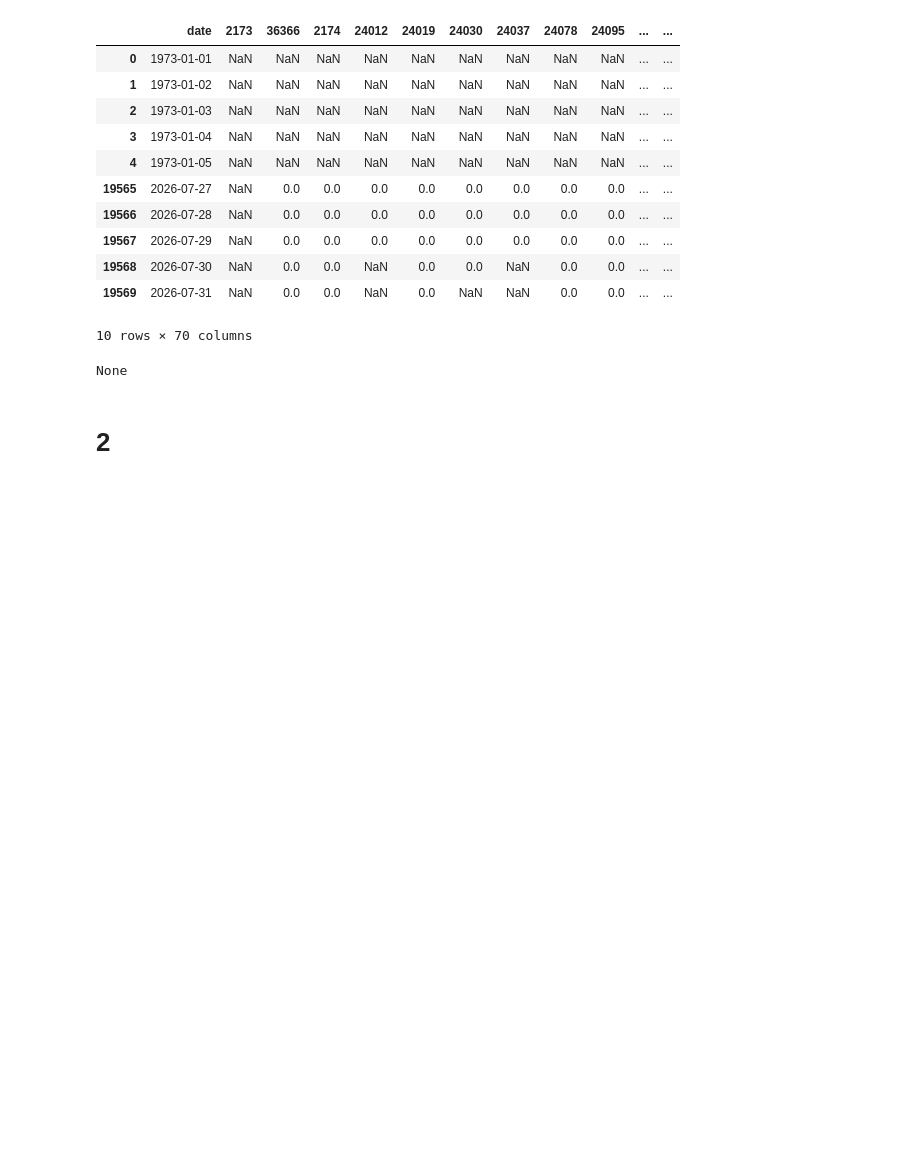
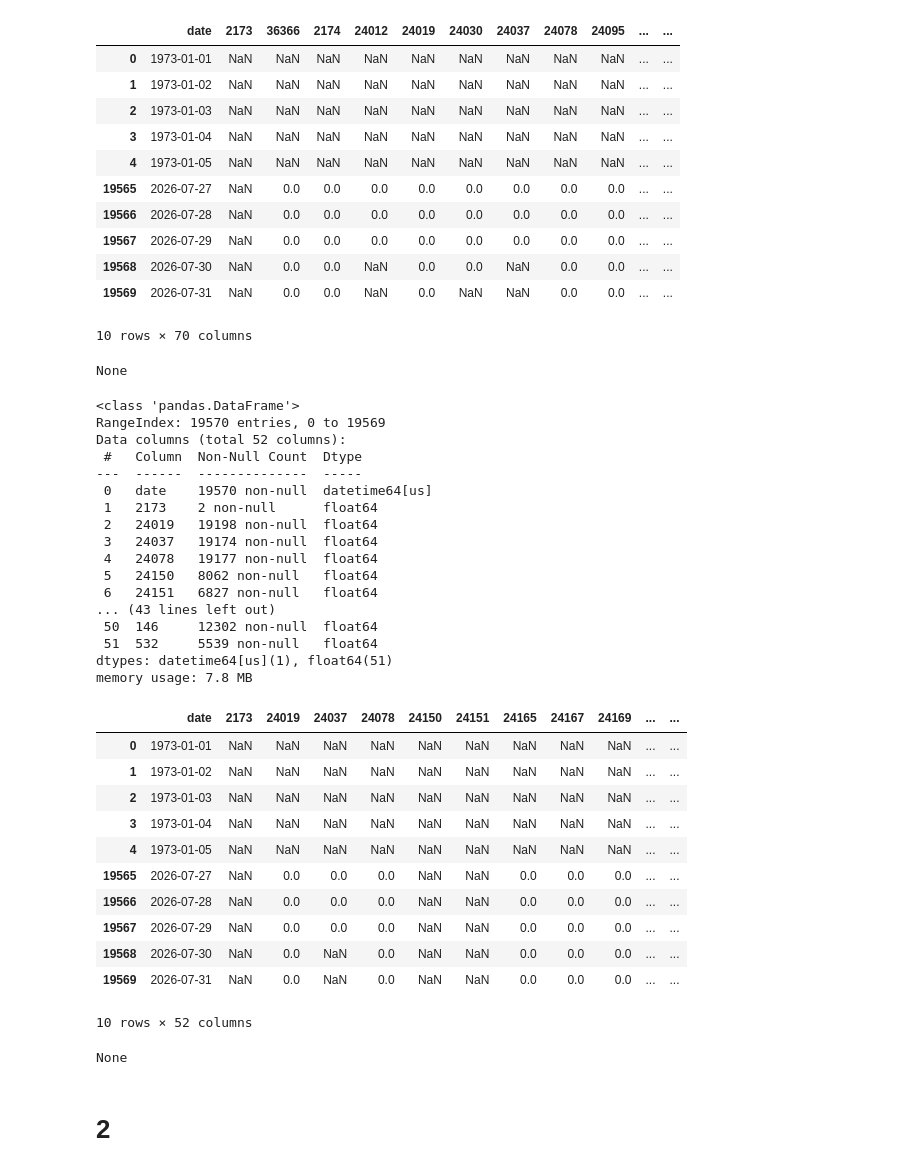
Before and after one commit to levyfelipess/2026-2_hidrologia-avancada, a Jupyter notebook: notebooks/01_inicial.ipynb, the cells around one changed output. Saved outputs shown, nothing was run; the diff lists cells and outputs as text; code cells hidden in the pictures; blank space fills up the shorter version.

```diff
--- a/notebooks/01_inicial.ipynb
+++ b/notebooks/01_inicial.ipynb
@@ -103,5 +112,40 @@ memory usage: 10.5 MB
 | 19569 | 2026-07-31 | NaN | 0.0 | 0.0 | NaN | 0.0 | NaN | NaN | 0.0 | 0.0 | ... | ... |
 10 rows × 70 columns
 None
+# %%
+df = build_timeseries_df_from_daily_pr_dataset(funceme_txt_path='../data/raw/pr_daily_funceme_bacia_fronteiras_wgs84_19730101_20260731.txt',
+                                               date_start='1973-01-01', date_end='2026-07-31', missing_pr_value=-999.)
+head_tail_info(df=df, n=5)
+# %% [output]
+<class 'pandas.DataFrame'>
+RangeIndex: 19570 entries, 0 to 19569
+Data columns (total 52 columns):
+ #   Column  Non-Null Count  Dtype
+---  ------  --------------  -----
+ 0   date    19570 non-null  datetime64[us]
+ 1   2173    2 non-null      float64
+ 2   24019   19198 non-null  float64
+ 3   24037   19174 non-null  float64
+ 4   24078   19177 non-null  float64
+ 5   24150   8062 non-null   float64
+ 6   24151   6827 non-null   float64
+... (43 lines left out)
+ 50  146     12302 non-null  float64
+ 51  532     5539 non-null   float64
+dtypes: datetime64[us](1), float64(51)
+memory usage: 7.8 MB
+|  | date | 2173 | 24019 | 24037 | 24078 | 24150 | 24151 | 24165 | 24167 | 24169 | ... | ... |
+| 0 | 1973-01-01 | NaN | NaN | NaN | NaN | NaN | NaN | NaN | NaN | NaN | ... | ... |
+| 1 | 1973-01-02 | NaN | NaN | NaN | NaN | NaN | NaN | NaN | NaN | NaN | ... | ... |
+| 2 | 1973-01-03 | NaN | NaN | NaN | NaN | NaN | NaN | NaN | NaN | NaN | ... | ... |
+| 3 | 1973-01-04 | NaN | NaN | NaN | NaN | NaN | NaN | NaN | NaN | NaN | ... | ... |
+| 4 | 1973-01-05 | NaN | NaN | NaN | NaN | NaN | NaN | NaN | NaN | NaN | ... | ... |
+| 19565 | 2026-07-27 | NaN | 0.0 | 0.0 | 0.0 | NaN | NaN | 0.0 | 0.0 | 0.0 | ... | ... |
+| 19566 | 2026-07-28 | NaN | 0.0 | 0.0 | 0.0 | NaN | NaN | 0.0 | 0.0 | 0.0 | ... | ... |
+| 19567 | 2026-07-29 | NaN | 0.0 | 0.0 | 0.0 | NaN | NaN | 0.0 | 0.0 | 0.0 | ... | ... |
+| 19568 | 2026-07-30 | NaN | 0.0 | NaN | 0.0 | NaN | NaN | 0.0 | 0.0 | 0.0 | ... | ... |
+| 19569 | 2026-07-31 | NaN | 0.0 | NaN | 0.0 | NaN | NaN | 0.0 | 0.0 | 0.0 | ... | ... |
+10 rows × 52 columns
+None
 # %% [markdown]
 # 2
```
Also changed, not shown: parts of 6 cells of this notebook.
